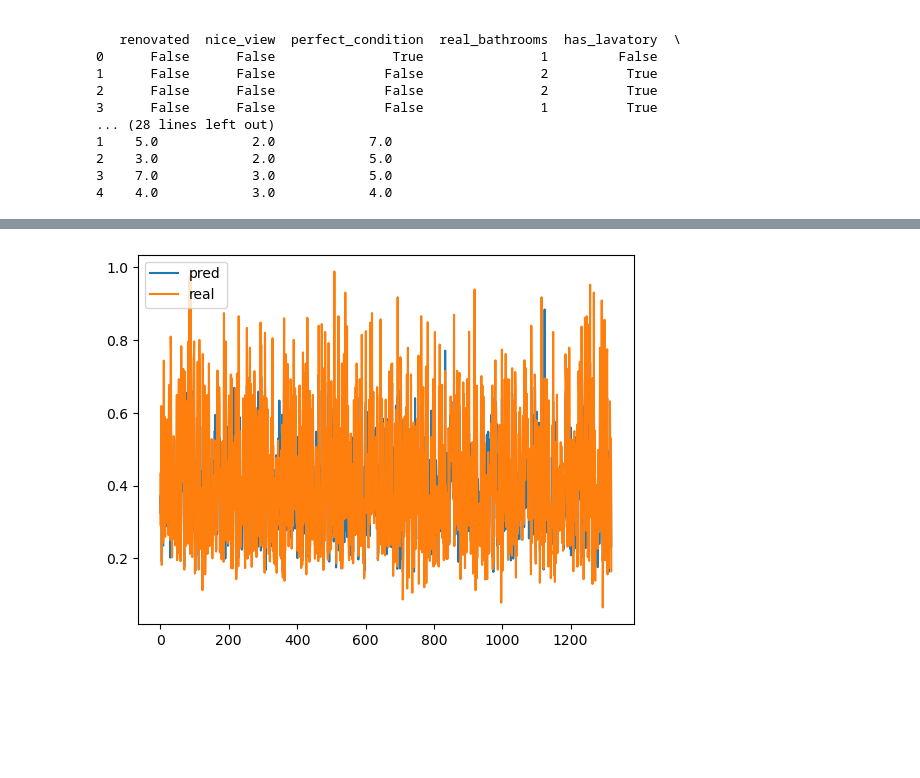
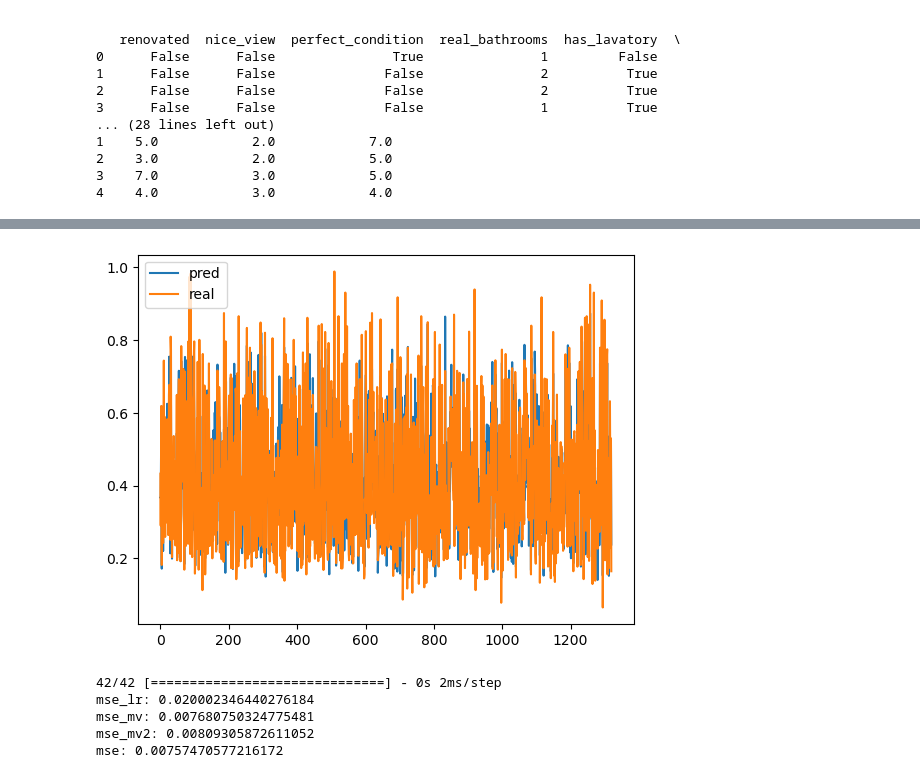
Before and after one commit to CANTSOAR/bitsctf, a Jupyter notebook: main.ipynb, the cells around one changed output, grey strips where cells are left out. Drawn from its saved outputs; the diff is of its cells as text; code cells hidden in the pictures; blank space fills up the shorter version.

```diff
--- a/main.ipynb
+++ b/main.ipynb
@@ -189,23 +189,22 @@ Length: 1320, dtype: float64
 # %%
 from tensorflow.keras.models import Sequential
 from tensorflow.keras.layers import Dense, Dropout
-from tensorflow.keras.optimizers import Adam
+from tensorflow.keras.optimizers import Adam, SGD
 from tensorflow.keras.callbacks import EarlyStopping
 
 model = Sequential()
 
-model.add(Dense(64, "relu", input_shape = [13]))
-model.add(Dropout(0.2))
+model.add(Dense(128, "relu", input_shape = [13]))
+model.add(Dense(256, "relu"))
+model.add(Dense(512, "relu"))
+model.add(Dense(256, "relu"))
 model.add(Dense(128, "relu"))
-model.add(Dropout(0.2))
-model.add(Dense(64, "relu"))
 model.add(Dense(1))
 
-optimizer = Adam(learning_rate=0.001)
-model.compile(optimizer = optimizer, loss = "mse")
+model.compile(optimizer = "ADAM", loss = "MSE")
 
 features = ["date", "bedrooms", "grade", "has_basement", "living_in_m2", "renovated", "nice_view", "perfect_condition", "real_bathrooms", "has_lavatory", "single_floor", "month", "quartile_zone"]
 
 early_stopping = EarlyStopping(monitor = "val_loss", patience = 20, restore_best_weights = True)
-result = model.fit(df_train[features], df_train["price"], epochs = 200, batch_size = 32, validation_data = [df_test[features], df_test["price"]], callbacks = [early_stopping])
+result = model.fit(df_train[features], df_train["price"], epochs = 500, validation_data = [df_test[features], df_test["price"]], callbacks = [early_stopping])
 # %% [output]
@@ -233,5 +228,5 @@ Epoch 85/200
 # %%
-y_pred = model.predict(df_test[features])
+y_pred = model.predict(df_test[features]).flatten()
 
 plt.plot(y_pred, label = "pred")
 plt.plot(list(df_test["price"]), label = "real")
@@ -242 +237,17 @@ plt.show()
-[figure, old version]
+[figure, new version]
+# %%
+mse_lr = np.mean((np.array(result_lr.predict(df_test)) - df_test["price"].values) ** 2)
+mse_mv = np.mean((np.array(result_mv.predict(df_test)) - df_test["price"].values) ** 2)
+mse_mv2 = np.mean((np.array(result_mv2.predict(df_test)) - df_test["price"].values) ** 2)
+mse = np.mean((model.predict(df_test[features]).flatten() - df_test["price"].values) ** 2)
+
+print("mse_lr:", mse_lr)
+print("mse_mv:", mse_mv)
+print("mse_mv2:", mse_mv2)
+print("mse:", mse)
+# %% [output]
+42/42 [==============================] - 0s 2ms/step
+mse_lr: 0.020002346440276184
+mse_mv: 0.007680750324775481
+mse_mv2: 0.00809305872611052
+mse: 0.00757470577216172
```
Also changed, not shown: parts of 6 cells of this notebook.
